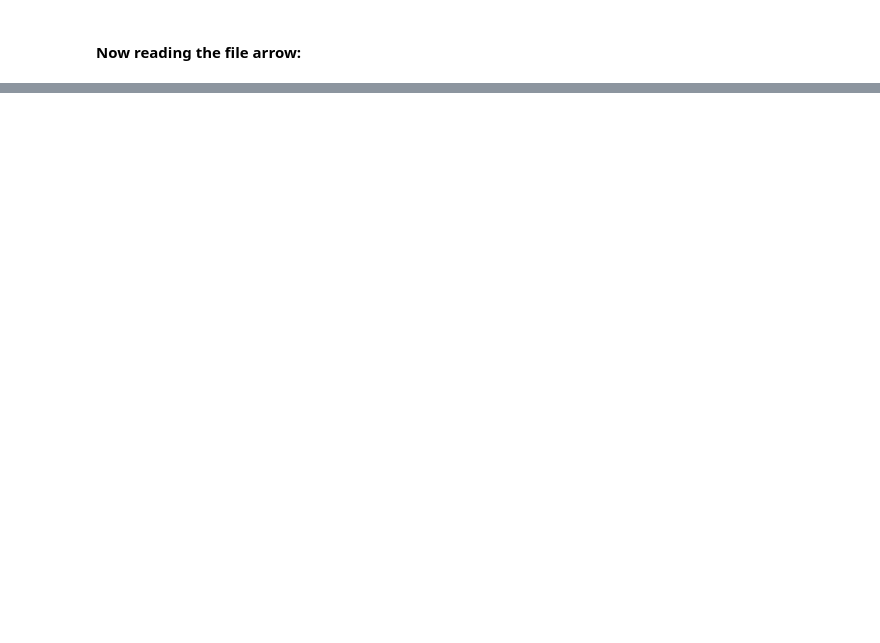
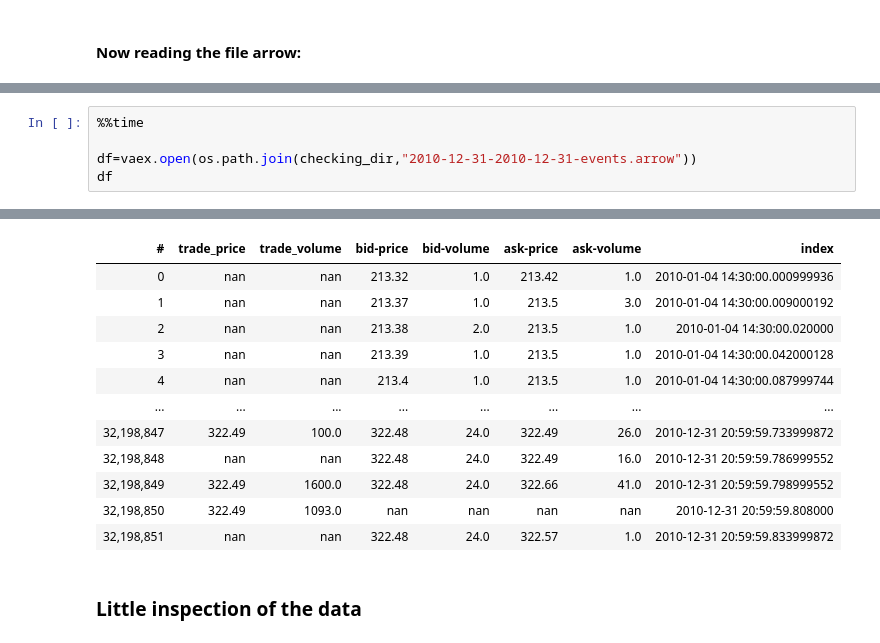
Before and after one commit to yassinech2/Flash_crash, a Jupyter notebook: 1_2Exploring-Data.ipynb, the cells around one changed output, grey strips where cells are left out. Cells and saved outputs as stored; diff of their text form; blank space fills up the shorter version.

```diff
--- a/1_2Exploring-Data.ipynb
+++ b/1_2Exploring-Data.ipynb
@@ -352,0 +274,6 @@ Successfully installed cramjam-2.7.0 fastparquet-2023.10.1
+# %%
+%%time
+
+df=vaex.open(os.path.join(checking_dir,"2010-12-31-2010-12-31-events.arrow"))
+df
+# %% [output]
@@ -352,0 +282,14 @@ Successfully installed cramjam-2.7.0 fastparquet-2023.10.1
+| # | trade_price | trade_volume | bid-price | bid-volume | ask-price | ask-volume | index |
+| 0 | nan | nan | 213.32 | 1.0 | 213.42 | 1.0 | 2010-01-04 14:30:00.000999936 |
+| 1 | nan | nan | 213.37 | 1.0 | 213.5 | 3.0 | 2010-01-04 14:30:00.009000192 |
+| 2 | nan | nan | 213.38 | 2.0 | 213.5 | 1.0 | 2010-01-04 14:30:00.020000 |
+| 3 | nan | nan | 213.39 | 1.0 | 213.5 | 1.0 | 2010-01-04 14:30:00.042000128 |
+| 4 | nan | nan | 213.4 | 1.0 | 213.5 | 1.0 | 2010-01-04 14:30:00.087999744 |
+| ... | ... | ... | ... | ... | ... | ... | ... |
+| 32,198,847 | 322.49 | 100.0 | 322.48 | 24.0 | 322.49 | 26.0 | 2010-12-31 20:59:59.733999872 |
+| 32,198,848 | nan | nan | 322.48 | 24.0 | 322.49 | 16.0 | 2010-12-31 20:59:59.786999552 |
+| 32,198,849 | 322.49 | 1600.0 | 322.48 | 24.0 | 322.66 | 41.0 | 2010-12-31 20:59:59.798999552 |
+| 32,198,850 | 322.49 | 1093.0 | nan | nan | nan | nan | 2010-12-31 20:59:59.808000 |
+| 32,198,851 | nan | nan | 322.48 | 24.0 | 322.57 | 1.0 | 2010-12-31 20:59:59.833999872 |
+# %% [markdown]
+### Little inspection of the data
```
Also changed, not shown: parts of 31 cells of this notebook, 1 other file.
